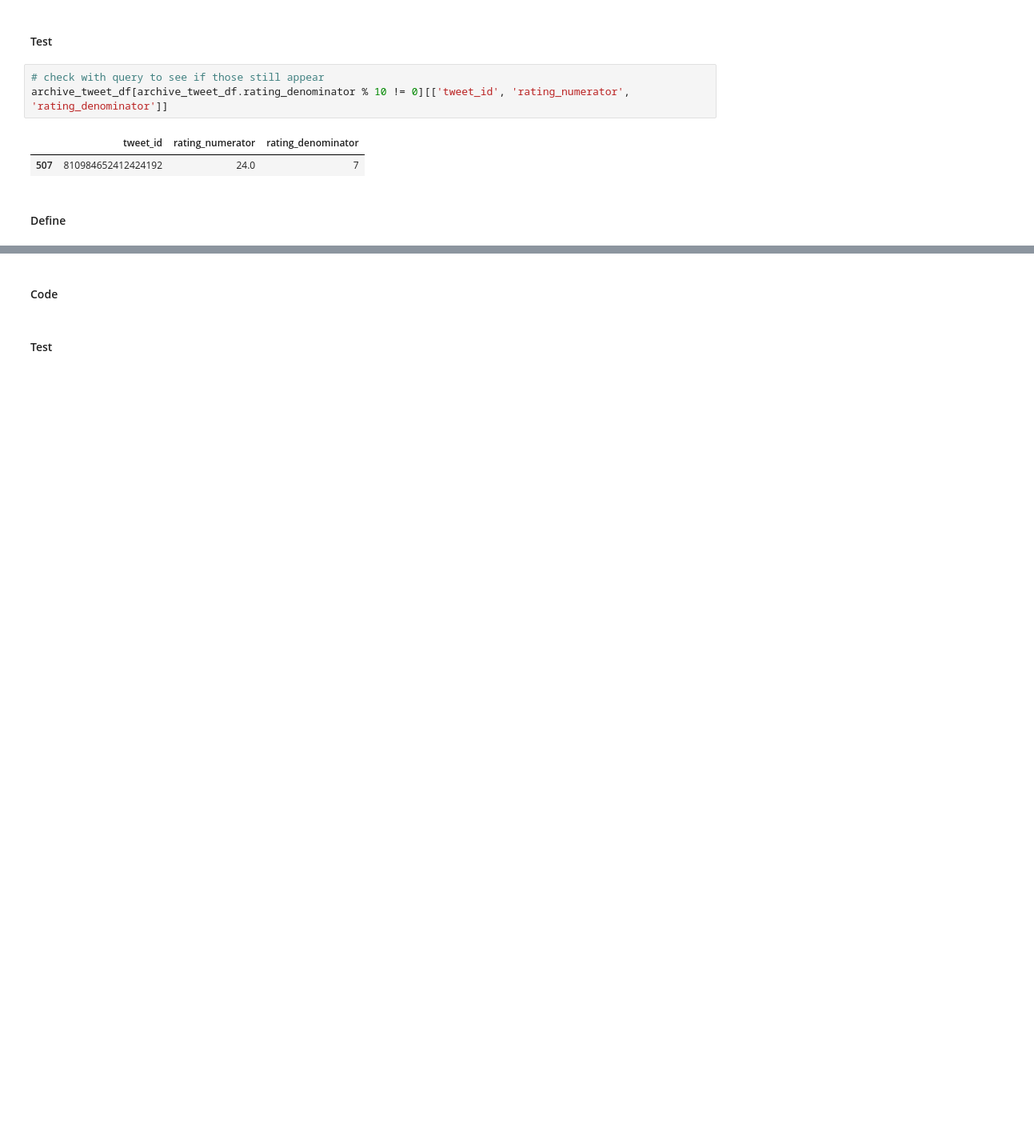
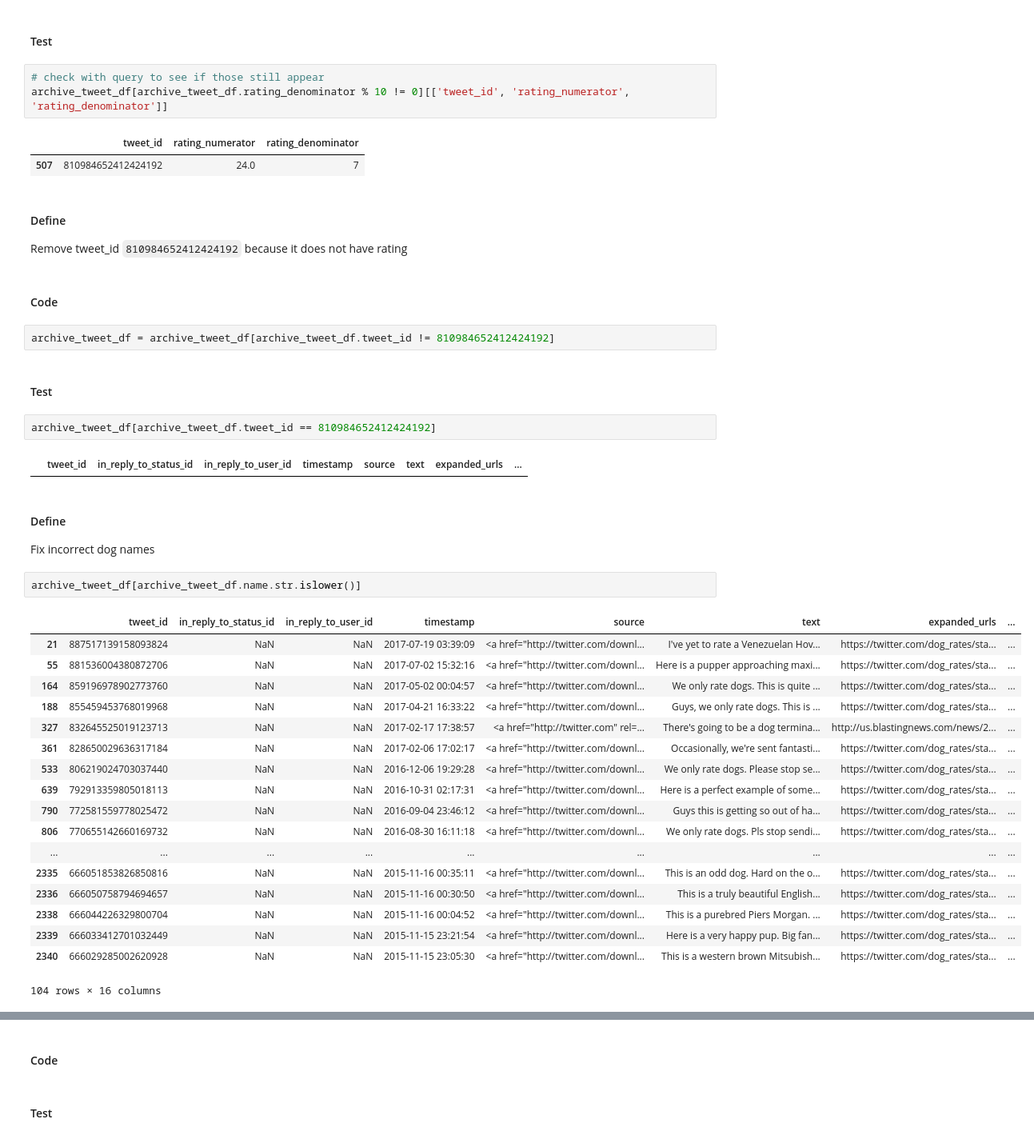
Before and after one commit to marooned20/Udacity-Data-Wrangling, a Jupyter notebook: wrangle_act.ipynb, the cells around one changed output, grey strips where cells are left out. Shown at 80% size. Cells and saved outputs as stored; diff of their text form; blank space fills up the shorter version.

Commit message:
fix dog names, nightmare

```diff
--- a/wrangle_act.ipynb
+++ b/wrangle_act.ipynb
@@ -615,5 +615,40 @@ archive_tweet_df[archive_tweet_df.rating_denominator % 10 != 0][['tweet_id', 'ra
 # %% [output]
 |  | tweet_id | rating_numerator | rating_denominator |
 | 507 | 810984652412424192 | 24.0 | 7 |
+# %% [markdown]
+#### Define
+Remove tweet_id `810984652412424192` because it does not have rating
 # %% [markdown]
-#### Define
+#### Code
+# %%
+archive_tweet_df = archive_tweet_df[archive_tweet_df.tweet_id != 810984652412424192]
+# %% [markdown]
+#### Test
+# %%
+archive_tweet_df[archive_tweet_df.tweet_id == 810984652412424192]
+# %% [output]
+|  | tweet_id | in_reply_to_status_id | in_reply_to_user_id | timestamp | source | text | expanded_urls | ... |
+# %% [markdown]
+#### Define
+Fix incorrect dog names
+# %%
+archive_tweet_df[archive_tweet_df.name.str.islower()]
+# %% [output]
+|  | tweet_id | in_reply_to_status_id | in_reply_to_user_id | timestamp | source | text | expanded_urls | ... |
+| 21 | 887517139158093824 | NaN | NaN | 2017-07-19 03:39:09 | <a href="http://twitter.com/downl... | I've yet to rate a Venezuelan Hov... | https://twitter.com/dog_rates/sta... | ... |
+| 55 | 881536004380872706 | NaN | NaN | 2017-07-02 15:32:16 | <a href="http://twitter.com/downl... | Here is a pupper approaching maxi... | https://twitter.com/dog_rates/sta... | ... |
+| 164 | 859196978902773760 | NaN | NaN | 2017-05-02 00:04:57 | <a href="http://twitter.com/downl... | We only rate dogs. This is quite ... | https://twitter.com/dog_rates/sta... | ... |
+| 188 | 855459453768019968 | NaN | NaN | 2017-04-21 16:33:22 | <a href="http://twitter.com/downl... | Guys, we only rate dogs. This is ... | https://twitter.com/dog_rates/sta... | ... |
+| 327 | 832645525019123713 | NaN | NaN | 2017-02-17 17:38:57 | <a href="http://twitter.com" rel=... | There's going to be a dog termina... | http://us.blastingnews.com/news/2... | ... |
+| 361 | 828650029636317184 | NaN | NaN | 2017-02-06 17:02:17 | <a href="http://twitter.com/downl... | Occasionally, we're sent fantasti... | https://twitter.com/dog_rates/sta... | ... |
+| 533 | 806219024703037440 | NaN | NaN | 2016-12-06 19:29:28 | <a href="http://twitter.com/downl... | We only rate dogs. Please stop se... | https://twitter.com/dog_rates/sta... | ... |
+| 639 | 792913359805018113 | NaN | NaN | 2016-10-31 02:17:31 | <a href="http://twitter.com/downl... | Here is a perfect example of some... | https://twitter.com/dog_rates/sta... | ... |
+| 790 | 772581559778025472 | NaN | NaN | 2016-09-04 23:46:12 | <a href="http://twitter.com/downl... | Guys this is getting so out of ha... | https://twitter.com/dog_rates/sta... | ... |
+| 806 | 770655142660169732 | NaN | NaN | 2016-08-30 16:11:18 | <a href="http://twitter.com/downl... | We only rate dogs. Pls stop sendi... | https://twitter.com/dog_rates/sta... | ... |
+| ... | ... | ... | ... | ... | ... | ... | ... | ... |
+| 2335 | 666051853826850816 | NaN | NaN | 2015-11-16 00:35:11 | <a href="http://twitter.com/downl... | This is an odd dog. Hard on the o... | https://twitter.com/dog_rates/sta... | ... |
+| 2336 | 666050758794694657 | NaN | NaN | 2015-11-16 00:30:50 | <a href="http://twitter.com/downl... | This is a truly beautiful English... | https://twitter.com/dog_rates/sta... | ... |
+| 2338 | 666044226329800704 | NaN | NaN | 2015-11-16 00:04:52 | <a href="http://twitter.com/downl... | This is a purebred Piers Morgan. ... | https://twitter.com/dog_rates/sta... | ... |
+| 2339 | 666033412701032449 | NaN | NaN | 2015-11-15 23:21:54 | <a href="http://twitter.com/downl... | Here is a very happy pup. Big fan... | https://twitter.com/dog_rates/sta... | ... |
+| 2340 | 666029285002620928 | NaN | NaN | 2015-11-15 23:05:30 | <a href="http://twitter.com/downl... | This is a western brown Mitsubish... | https://twitter.com/dog_rates/sta... | ... |
+104 rows × 16 columns
```
Also changed, not shown: parts of 6 cells of this notebook.
